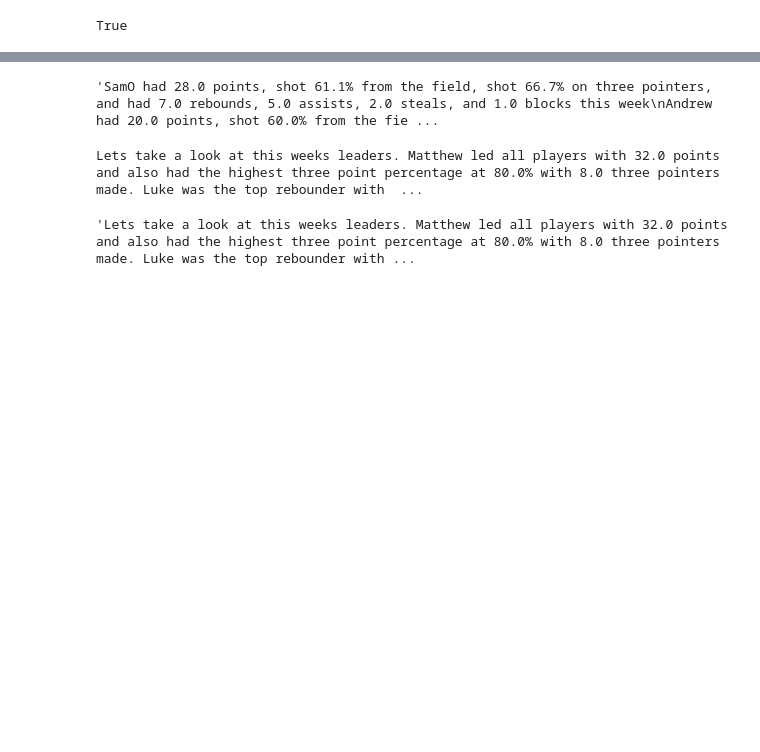
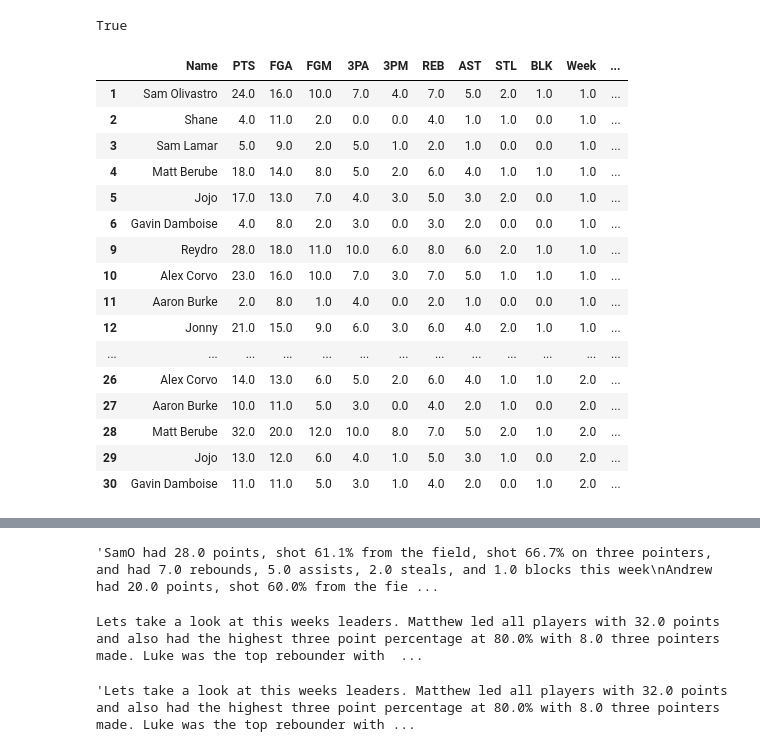
Before and after one commit to andrew-ranucci/BBL_Stats, a Jupyter notebook: AI_Reporter/AI_reporter_notebook.ipynb, the cells around one changed output, grey strips where cells are left out. Saved outputs shown, nothing was run; the diff lists cells and outputs as text; code cells hidden in the pictures; blank space fills up the shorter version.

```diff
--- a/AI_Reporter/AI_reporter_notebook.ipynb
+++ b/AI_Reporter/AI_reporter_notebook.ipynb
@@ -8,4 +8,43 @@ import pandas as pd
 load_dotenv()
 # %% [output]
 True
+# %%
+names_dict = {
+    "SamO":"Sam Olivastro",
+    "Andrew":"Andrew Ranucci",
+    "SamL":"Sam Lamar",
+    "Ryan":"Ryan Corvo",
+    "Alex":"Alex Corvo",
+    "Matthew":"Matt Berube",
+    "Jojo":"Jojo",
+    "Gavin":"Gavin Damboise",
+    "Reydro":"Reydro",
+    "Aaron":"Aaron Burke",
+    "Jonny":"Jonny",
+    "Shane":"Shane Seeger",
+
+}
+# %%
+game_logs = pd.read_excel("C:\\Users\\andre\\BBL_Stats_DATA\\BBL Season 2 Stats.xlsx",sheet_name="Game Logs")
+game_logs = game_logs.dropna()
+game_logs["Name"] = game_logs["Name"].replace(names_dict)
+game_logs
+# %% [output]
+|  | Name | PTS | FGA | FGM | 3PA | 3PM | REB | AST | STL | BLK | Week | ... |
+| 1 | Sam Olivastro | 24.0 | 16.0 | 10.0 | 7.0 | 4.0 | 7.0 | 5.0 | 2.0 | 1.0 | 1.0 | ... |
+| 2 | Shane | 4.0 | 11.0 | 2.0 | 0.0 | 0.0 | 4.0 | 1.0 | 1.0 | 0.0 | 1.0 | ... |
+| 3 | Sam Lamar | 5.0 | 9.0 | 2.0 | 5.0 | 1.0 | 2.0 | 1.0 | 0.0 | 0.0 | 1.0 | ... |
+| 4 | Matt Berube | 18.0 | 14.0 | 8.0 | 5.0 | 2.0 | 6.0 | 4.0 | 1.0 | 1.0 | 1.0 | ... |
+| 5 | Jojo | 17.0 | 13.0 | 7.0 | 4.0 | 3.0 | 5.0 | 3.0 | 2.0 | 0.0 | 1.0 | ... |
+| 6 | Gavin Damboise | 4.0 | 8.0 | 2.0 | 3.0 | 0.0 | 3.0 | 2.0 | 0.0 | 0.0 | 1.0 | ... |
+| 9 | Reydro | 28.0 | 18.0 | 11.0 | 10.0 | 6.0 | 8.0 | 6.0 | 2.0 | 1.0 | 1.0 | ... |
+| 10 | Alex Corvo | 23.0 | 16.0 | 10.0 | 7.0 | 3.0 | 7.0 | 5.0 | 1.0 | 1.0 | 1.0 | ... |
+| 11 | Aaron Burke | 2.0 | 8.0 | 1.0 | 4.0 | 0.0 | 2.0 | 1.0 | 0.0 | 0.0 | 1.0 | ... |
+| 12 | Jonny | 21.0 | 15.0 | 9.0 | 6.0 | 3.0 | 6.0 | 4.0 | 2.0 | 1.0 | 1.0 | ... |
+| ... | ... | ... | ... | ... | ... | ... | ... | ... | ... | ... | ... | ... |
+| 26 | Alex Corvo | 14.0 | 13.0 | 6.0 | 5.0 | 2.0 | 6.0 | 4.0 | 1.0 | 1.0 | 2.0 | ... |
+| 27 | Aaron Burke | 10.0 | 11.0 | 5.0 | 3.0 | 0.0 | 4.0 | 2.0 | 1.0 | 0.0 | 2.0 | ... |
+| 28 | Matt Berube | 32.0 | 20.0 | 12.0 | 10.0 | 8.0 | 7.0 | 5.0 | 2.0 | 1.0 | 2.0 | ... |
+| 29 | Jojo | 13.0 | 12.0 | 6.0 | 4.0 | 1.0 | 5.0 | 3.0 | 1.0 | 0.0 | 2.0 | ... |
+| 30 | Gavin Damboise | 11.0 | 11.0 | 5.0 | 3.0 | 1.0 | 4.0 | 2.0 | 0.0 | 1.0 | 2.0 | ... |
 # %%
```
Also changed, not shown: parts of 3 cells of this notebook, 3 other files.
